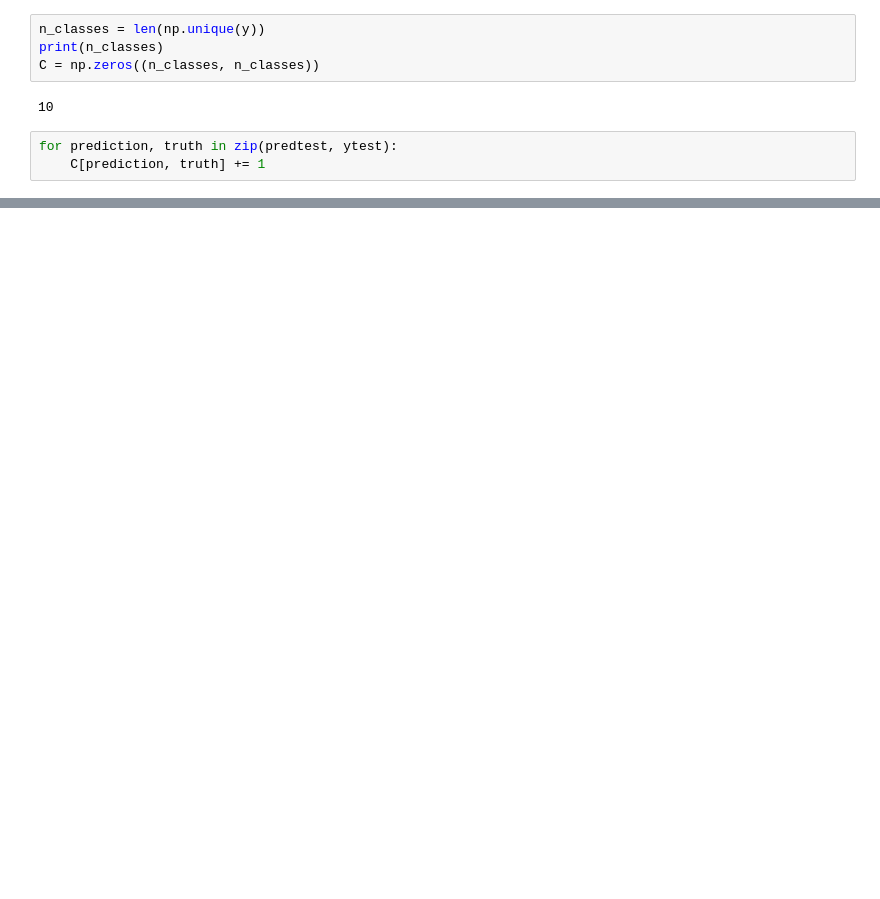
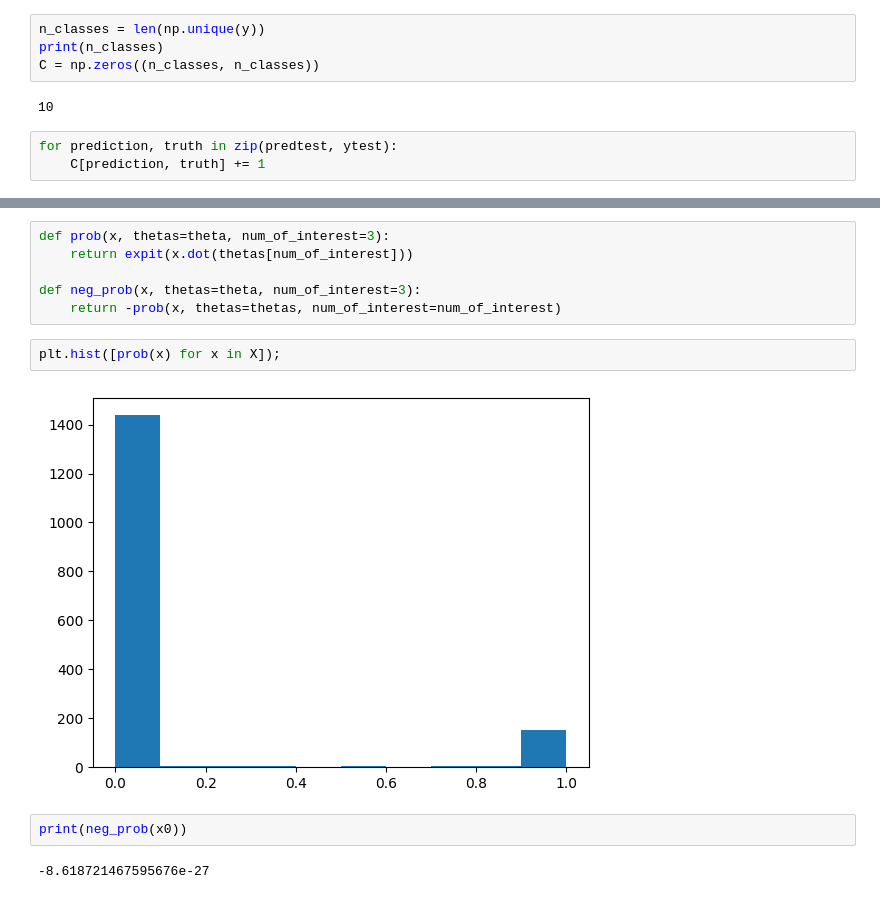
Before and after one commit to wrighj26/scicomp2_F25_wright, a Jupyter notebook: notebooks/Multiclass Classification.ipynb, the cells around one changed output, grey strips where cells are left out. Saved outputs shown, nothing was run; the diff lists cells and outputs as text; blank space fills up the shorter version.

```diff
--- a/notebooks/Multiclass Classification.ipynb
+++ b/notebooks/Multiclass Classification.ipynb
@@ -143,0 +164,14 @@ plt.xlabel('truth');
+# %%
+def prob(x, thetas=theta, num_of_interest=3):
+    return expit(x.dot(thetas[num_of_interest]))
+
+def neg_prob(x, thetas=theta, num_of_interest=3):
+    return -prob(x, thetas=thetas, num_of_interest=num_of_interest)
+# %%
+plt.hist([prob(x) for x in X]);
+# %% [output]
+[figure, added]
+# %%
+print(neg_prob(x0))
+# %% [output]
+-8.618721467595676e-27
```
Also changed, not shown: parts of 10 cells of this notebook, 3 other files.
